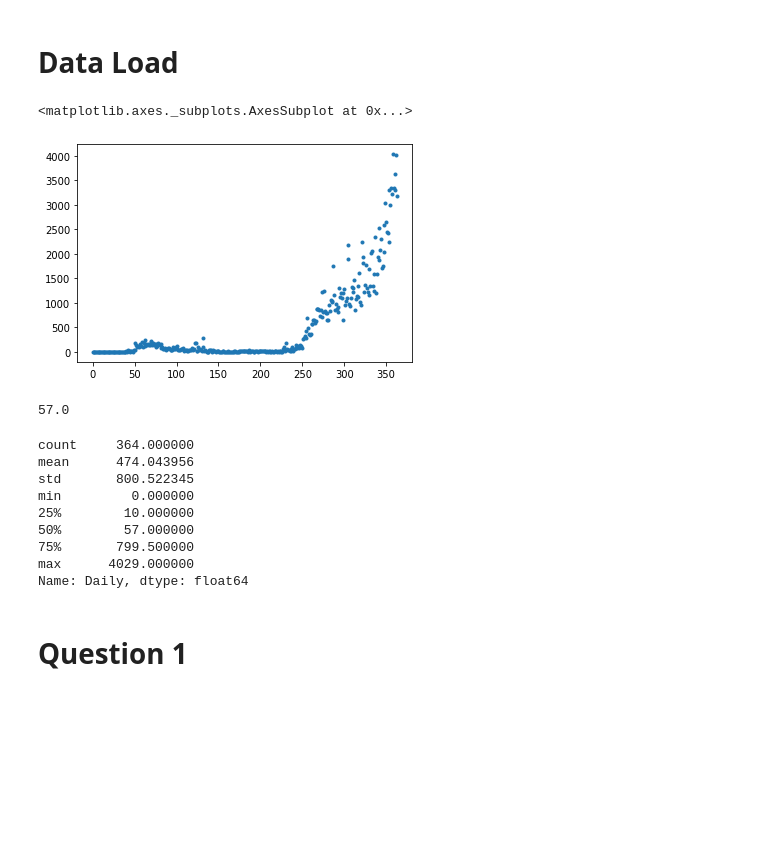
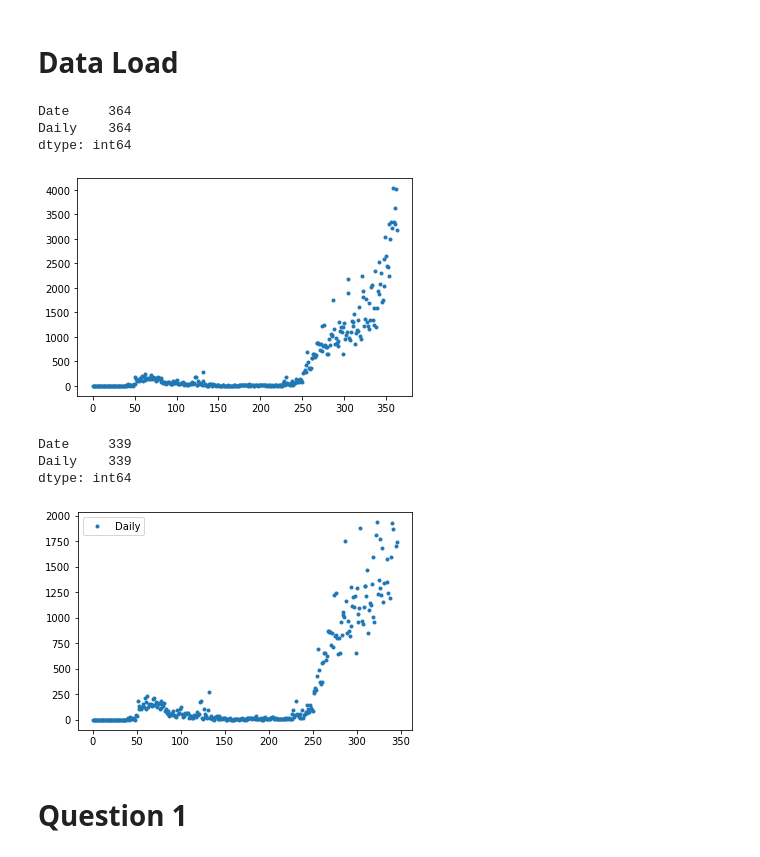
Before and after one commit to hiezam98/covid19, a Jupyter notebook: SDV_MP_HiezamSahdan.ipynb, the cells around one changed output. Drawn from its saved outputs; the diff is of its cells as text; code cells hidden in the pictures; blank space fills up the shorter version.

```diff
--- a/SDV_MP_HiezamSahdan.ipynb
+++ b/SDV_MP_HiezamSahdan.ipynb
@@ -119,27 +119,25 @@ gender_data = pd.read_csv('https://raw.githubusercontent.com/sahdan96/covid19/ma
 covid_daily = pd.read_csv('https://github.com/hiezam98/covid19/raw/main/covidDaily.csv')[:-3]
 # %%
 covid_daily['Daily'].plot(style='.')
+covid_daily.count()
 # %% [output]
-<matplotlib.axes._subplots.AxesSubplot at 0x...>
+Date     364
+Daily    364
+dtype: int64
 [figure]
 # %%
-Q1 =  covid_daily['Daily'].quantile(0.75)
+Q1 = covid_daily['Daily'].quantile(0.25)
+Q3 = covid_daily['Daily'].quantile(0.75)
+IQR = covid_daily['Daily'].quantile(0.75) - covid_daily['Daily'].quantile(0.25)
 
-IQR = covid_daily['Daily'].quantile(0.75) - covid_daily['Daily'].quantile(0.25)
-ax = covid_daily['Daily'][~(covid_daily['Daily'] > ())]
-print(covid_daily['Daily'].quantile(0.5))
-covid_daily['Daily'].describe()
+ax = covid_daily[covid_daily['Daily'].between((Q1 - 1.5*IQR), (Q3 + 1.5*IQR))]
+ax.plot(style='.')
+ax.count()
 # %% [output]
-57.0
+Date     339
+Daily    339
+dtype: int64
-count     364.000000
-mean      474.043956
-std       800.522345
-min         0.000000
-25%        10.000000
-50%        57.000000
-75%       799.500000
-max      4029.000000
-Name: Daily, dtype: float64
+[figure, added]
 # %% [markdown]
 # Question 1
 # %%
```
Also changed, not shown: parts of 1 cell of this notebook.
